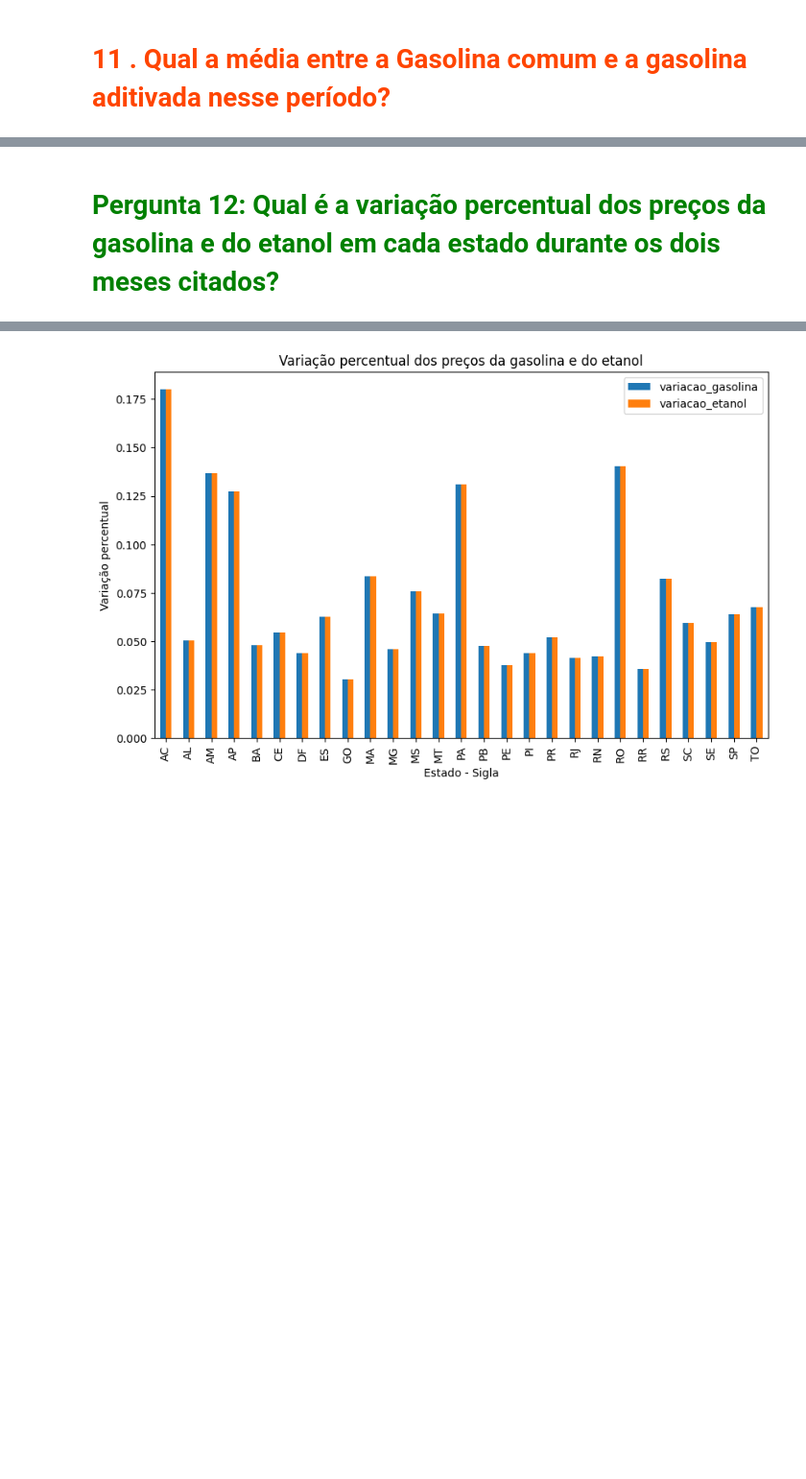
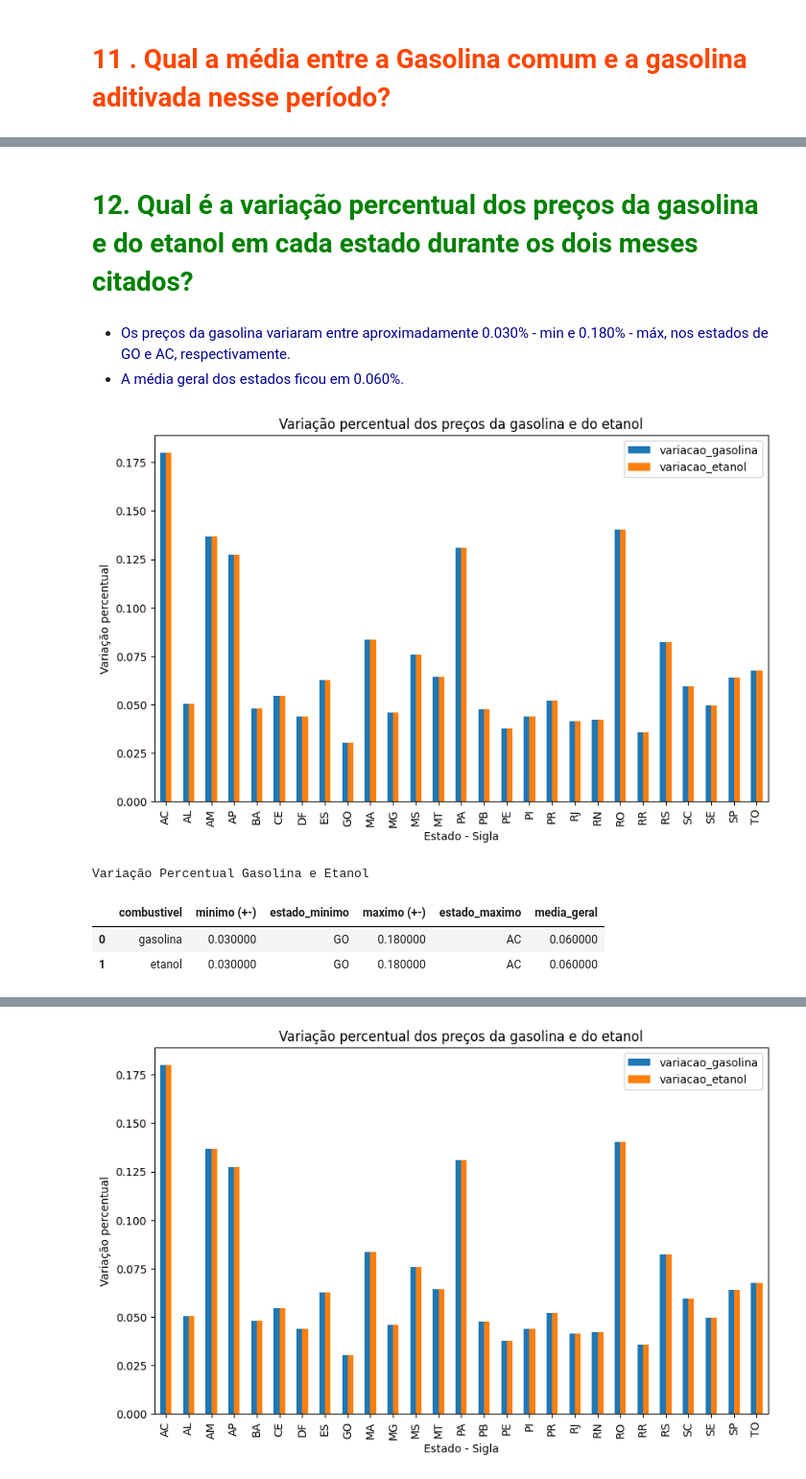
Before and after one commit to IsabelaAthayde/fuels-price-analysis, a Jupyter notebook: trabalho_em_grupo1.ipynb, the cells around one changed output, grey strips where cells are left out. Shown at 96% size. Cells and saved outputs as stored; diff of their text form; code cells hidden in the pictures; blank space fills up the shorter version.

```diff
--- a/trabalho_em_grupo1.ipynb
+++ b/trabalho_em_grupo1.ipynb
@@ -744,2 +798,73 @@ Passing `palette` without assigning `hue` is deprecated and will be removed in v
 # %% [markdown]
-# <font color = "green"> Pergunta 12: Qual é a variação percentual dos preços da gasolina e do etanol em cada estado durante os dois meses citados?
+# <font color = "green"> 12. Qual é a variação percentual dos preços da gasolina e do etanol em cada estado durante os dois meses citados?
+# %% [markdown]
+- <font color = "darkblue">Os preços da gasolina variaram entre aproximadamente 0.030% - min e 0.180% - máx, nos estados de GO e AC, respectivamente.
+- <font color = "darkblue">A média geral dos estados ficou em 0.060%.
+# %%
+import pandas as pd
+import matplotlib.pyplot as plt
+from IPython.display import display
+
+
+# Definindo as variáveis de preço de acordo com o valor de venda
+df['preco_gasolina'] = df['Valor de Venda']
+df['preco_etanol'] = df['Valor de Venda']
+
+# Tratando valores None ou NaN e calculando a variação percentual dos preços
+df['preco_gasolina'] = df['preco_gasolina'].fillna(method='ffill')
+df['preco_etanol'] = df['preco_etanol'].fillna(method='ffill')
+df['variacao_gasolina'] = df['preco_gasolina'].pct_change()
+df['variacao_etanol'] = df['preco_etanol'].pct_change()
+
+# Agrupando por estado e calcule a média
+df_grouped = df.groupby('Estado - Sigla')[['variacao_gasolina', 'variacao_etanol']].mean()
+
+# Criando um gráfico de barras para visualizar os resultados
+ax = df_grouped.plot(kind='bar', figsize=(10, 6))
+plt.title('Variação percentual dos preços da gasolina e do etanol')
+plt.ylabel('Variação percentual')
+plt.show()
+
+# Calculando o valor mínimo, máximo e médio para a variação da gasolina
+min_gasolina = round(df_grouped['variacao_gasolina'].min(), 3)
+max_gasolina = round(df_grouped['variacao_gasolina'].max(), 3)
+mean_gasolina = round(df_grouped['variacao_gasolina'].mean(), 3)
+
+# Calculando o valor mínimo, máximo e médio para a variação do etanol
+min_etanol = round(df_grouped['variacao_etanol'].min(), 3)
+max_etanol = round(df_grouped['variacao_etanol'].max(), 3)
+mean_etanol = round(df_grouped['variacao_etanol'].mean(), 3)
+
+# Encontrando os estados com valor mínimo e máximo para a variação da gasolina
+min_state_gasolina = df_grouped['variacao_gasolina'].idxmin()
+max_state_gasolina = df_grouped['variacao_gasolina'].idxmax()
+
+# Encontrando os estados com valor mínimo e máximo para a variação do etanol
+min_state_etanol = df_grouped['variacao_etanol'].idxmin()
+max_state_etanol = df_grouped['variacao_etanol'].idxmax()
+
+# Calculando a média geral para a variação da gasolina e do etanol
+mean_geral_gasolina = round(df['variacao_gasolina'].mean(), 3)
+mean_geral_etanol = round(df['variacao_etanol'].mean(), 3)
+
+# Criando um novo dataframe com esses valores
+resumo = pd.DataFrame({
+    'combustivel': ['gasolina', 'etanol'],
+    'minimo (+-)': [min_gasolina, min_etanol],
+    'estado_minimo': [min_state_gasolina, min_state_etanol],
+    'maximo (+-)': [max_gasolina, max_etanol],
+    'estado_maximo': [max_state_gasolina, max_state_etanol],
+    'media_geral': [mean_geral_gasolina, mean_geral_etanol]
+})
+
+# Adicionando um título à tabela
+resumo = resumo.style.set_caption("Variação Percentual Gasolina e Etanol")
+
+# Exibindo o dataframe
+display(resumo)
+# %% [output]
+[figure, added]
+Variação Percentual Gasolina e Etanol
+|  | combustivel | minimo (+-) | estado_minimo | maximo (+-) | estado_maximo | media_geral |
+| 0 | gasolina | 0.030000 | GO | 0.180000 | AC | 0.060000 |
+| 1 | etanol | 0.030000 | GO | 0.180000 | AC | 0.060000 |
```
Also changed, not shown: parts of 34 cells of this notebook.
